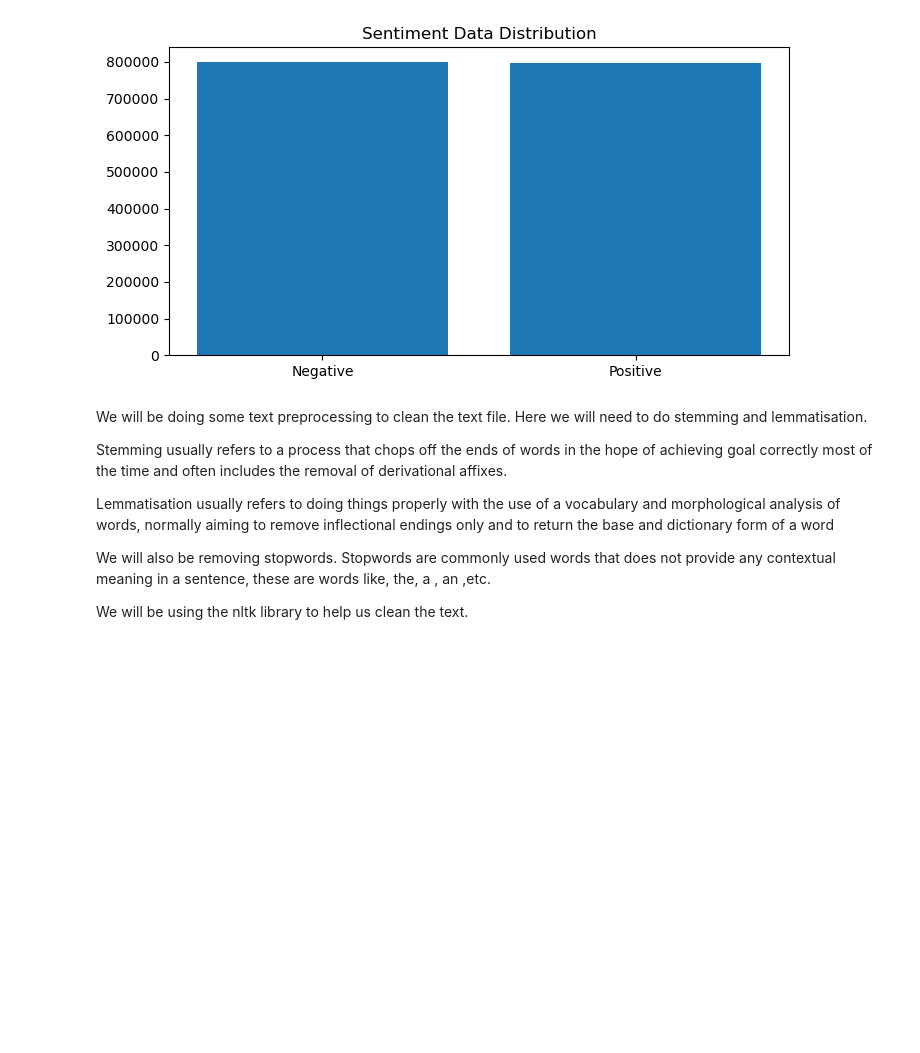
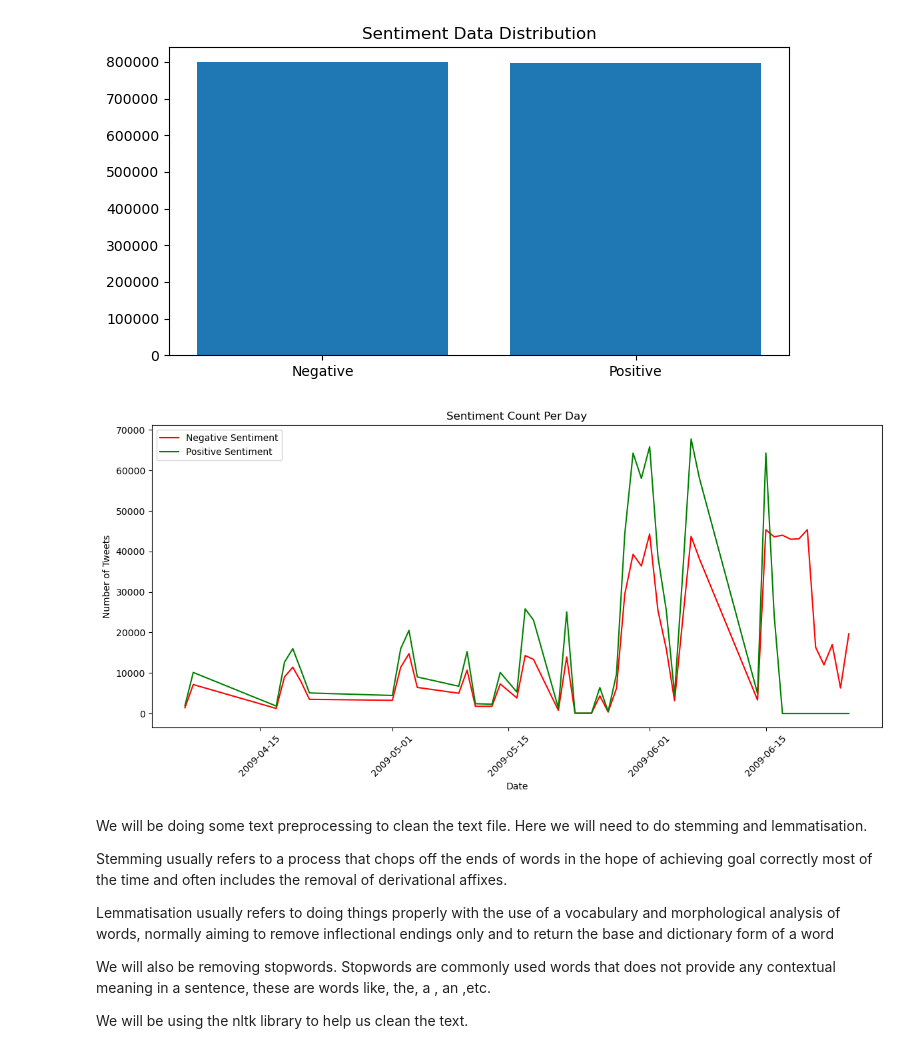
Before and after one commit to GarethFrederick/SentimentAnalysisProject, a Jupyter notebook: Sentiment_Analysis_Project.ipynb, the cells around one changed output. Saved outputs shown, nothing was run; the diff lists cells and outputs as text; code cells hidden in the pictures; blank space fills up the shorter version.

```diff
--- a/Sentiment_Analysis_Project.ipynb
+++ b/Sentiment_Analysis_Project.ipynb
@@ -121,15 +127,17 @@ Text(0.5, 1.0, 'Sentiment Data Distribution')
 # %%
-# plt.figure(figsize=(12, 6))
-# plt.plot(sentiment_count.index, sentiment_count['Negative'], label='Negative Sentiment', color='red')
-# plt.plot(sentiment_count.index, sentiment_count.get('Positive', 0), label='Positive Sentiment', color='green')
+plt.figure(figsize=(12, 6))
+plt.plot(sentiment_count.index, sentiment_count['Negative'], label='Negative Sentiment', color='red')
+plt.plot(sentiment_count.index, sentiment_count.get('Positive', 0), label='Positive Sentiment', color='green')
 
-# plt.title('Sentiment Count Per Day')
-# plt.xlabel('Date')
-# plt.ylabel('Number of Tweets')
-# plt.legend()
-# plt.xticks(rotation=45)
-# plt.tight_layout()
-# plt.show()
+plt.title('Sentiment Count Per Day')
+plt.xlabel('Date')
+plt.ylabel('Number of Tweets')
+plt.legend()
+plt.xticks(rotation=45)
+plt.tight_layout()
+plt.show()
+# %% [output]
+[figure, added]
 # %% [markdown]
 We will be doing some text preprocessing to clean the text file. Here we will need to do stemming and lemmatisation.
 
```
Also changed, not shown: parts of 7 cells of this notebook.
